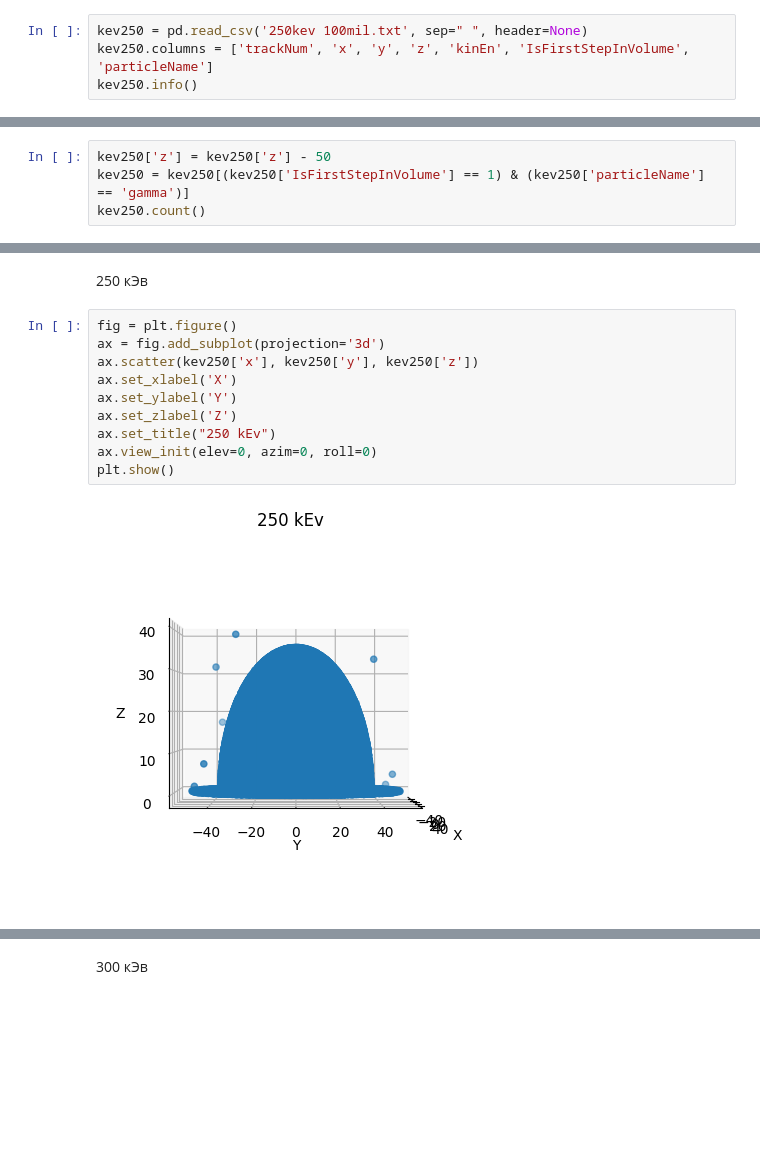
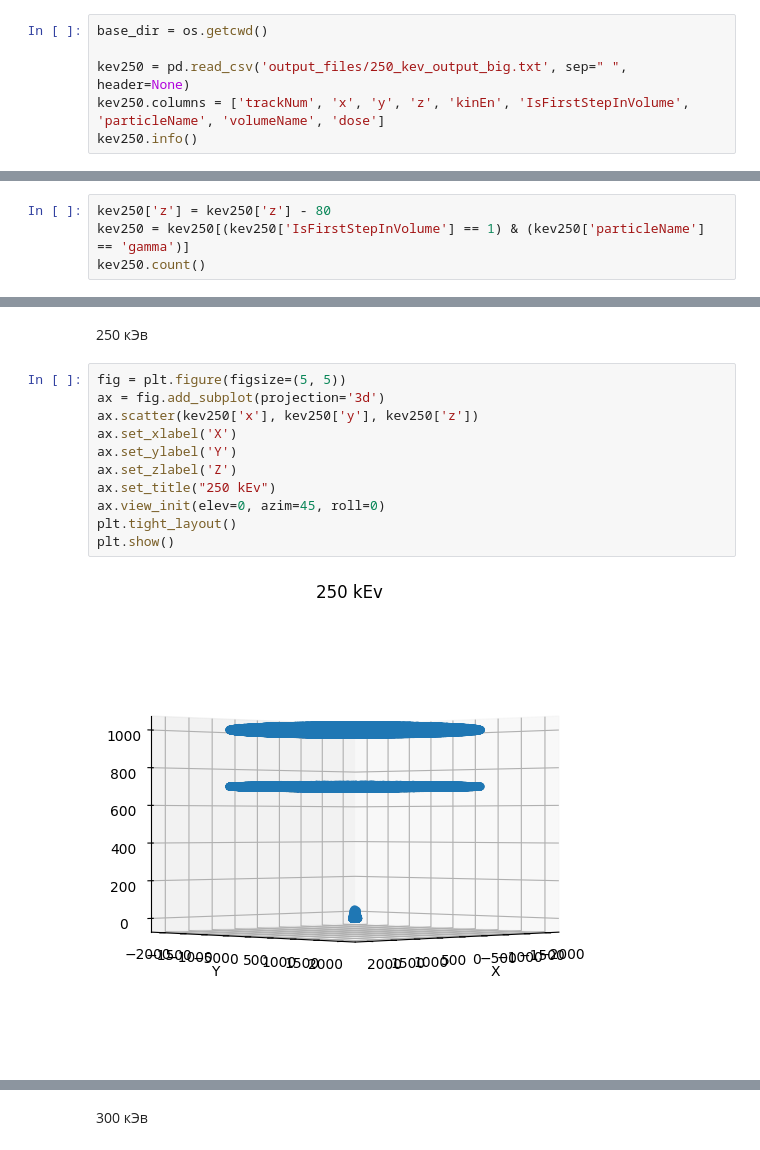
Before and after one commit to Egisess/Geant4-Cyclotron-electron-accelerator, a Jupyter notebook: curs_research.ipynb, the cells around one changed output, grey strips where cells are left out. Drawn from its saved outputs; the diff is of its cells as text; blank space fills up the shorter version.

Commit message:
Made plots for papira and prettified all the other plots - added grids and so on

```diff
--- a/curs_research.ipynb
+++ b/curs_research.ipynb
@@ -8,8 +10,10 @@ import numpy as np
 # %% [markdown]
 Считываем полученные данные - в обоих случаях генерировалось $10^8$ частиц
 # %%
-kev250 = pd.read_csv('250kev 100mil.txt', sep=" ", header=None)
-kev250.columns = ['trackNum', 'x', 'y', 'z', 'kinEn', 'IsFirstStepInVolume', 'particleName']
+base_dir = os.getcwd()
+
+kev250 = pd.read_csv('output_files/250_kev_output_big.txt', sep=" ", header=None)
+kev250.columns = ['trackNum', 'x', 'y', 'z', 'kinEn', 'IsFirstStepInVolume', 'particleName', 'volumeName', 'dose']
 kev250.info()
 # %% [output]
 <class 'pandas.core.frame.DataFrame'>
@@ -48,7 +56,7 @@ memory usage: 2.7+ MB
 # %% [markdown]
  Переносим систему отсчёта в центр мишени, оставляем только Гамма-кванты которые сделали первый шаг в объёме детектора
 # %%
-kev250['z'] = kev250['z'] - 50
+kev250['z'] = kev250['z'] - 80
 kev250 = kev250[(kev250['IsFirstStepInVolume'] == 1) & (kev250['particleName'] == 'gamma')]
 kev250.count()
 # %% [output]
@@ -80,14 +151,15 @@ dtype: int64
 # %% [markdown]
 250 кЭв
 # %%
-fig = plt.figure()
+fig = plt.figure(figsize=(5, 5))
 ax = fig.add_subplot(projection='3d')
 ax.scatter(kev250['x'], kev250['y'], kev250['z'])
 ax.set_xlabel('X')
 ax.set_ylabel('Y')
 ax.set_zlabel('Z')
 ax.set_title("250 kEv")
-ax.view_init(elev=0, azim=0, roll=0)
+ax.view_init(elev=0, azim=45, roll=0)
+plt.tight_layout()
 plt.show()
 # %% [output]
-[figure, old version]
+[figure, new version]
```
Also changed, not shown: parts of 40 cells of this notebook, 12 other files.
